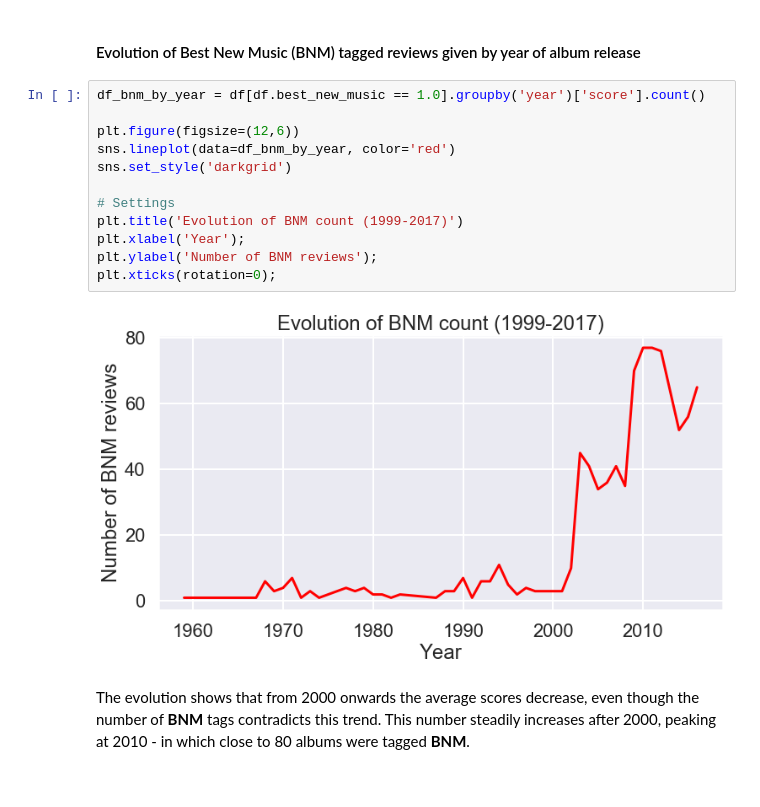
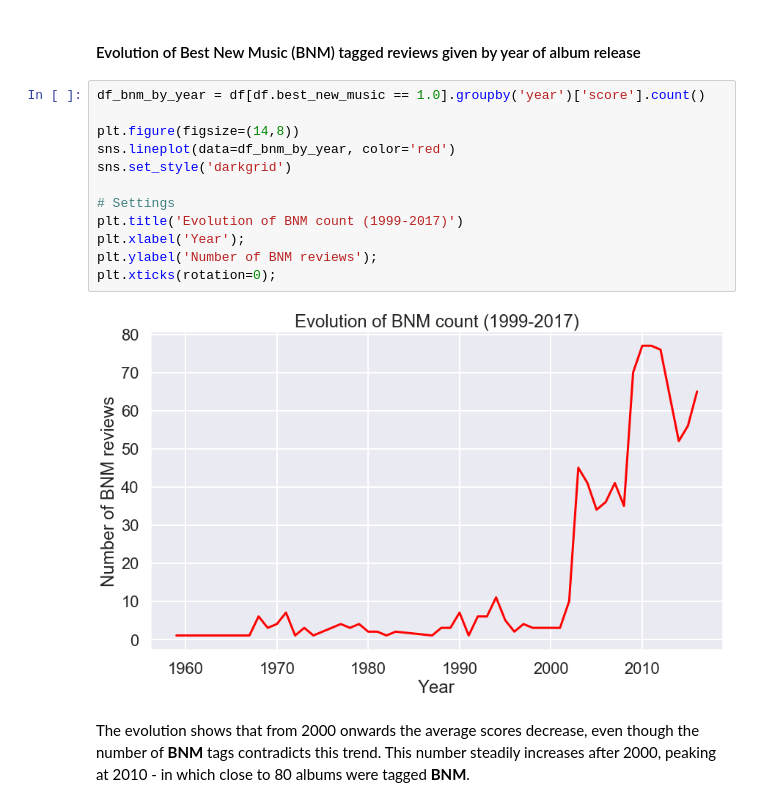
Before and after one commit to francisco3511/pitchfork-eda, a Jupyter notebook: eda_pitchfork.ipynb, the cells around one changed output. Cells and saved outputs as stored; diff of their text form.

```diff
--- a/eda_pitchfork.ipynb
+++ b/eda_pitchfork.ipynb
@@ -147,17 +147,17 @@ plt.xticks(rotation=0);
 # %%
 df_bnm_by_year = df[df.best_new_music == 1.0].groupby('year')['score'].count()
 
-plt.figure(figsize=(12,6))
+plt.figure(figsize=(14,8))
 sns.lineplot(data=df_bnm_by_year, color='red')
 sns.set_style('darkgrid')
 
 # Settings
 plt.title('Evolution of BNM count (1999-2017)')
 plt.xlabel('Year');
 plt.ylabel('Number of BNM reviews');
 plt.xticks(rotation=0);
 # %% [output]
-[figure, old version]
+[figure, new version]
 # %% [markdown]
 The evolution shows that from 2000 onwards the average scores decrease, even though the number of **BNM** tags contradicts this trend. This number steadily increases after 2000, peaking at 2010 - in which close to 80 albums were tagged **BNM**.
 # %% [markdown]
```
Also changed, not shown: parts of 6 cells of this notebook, 2 other files.
